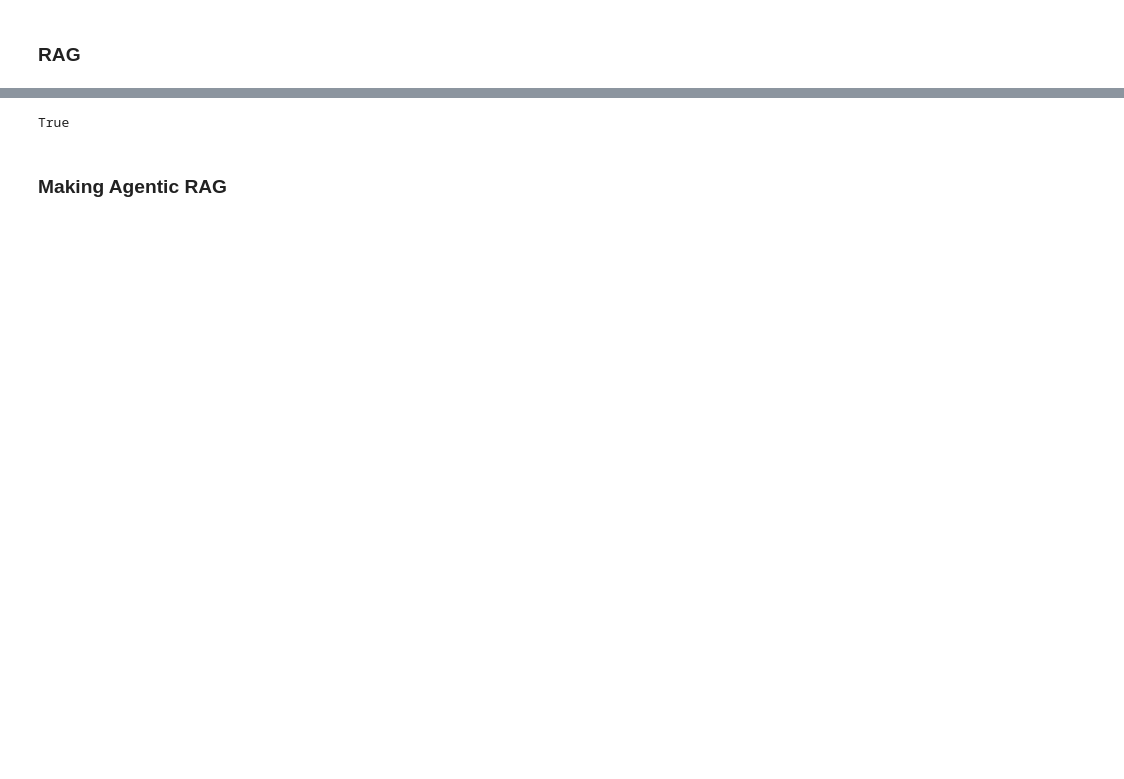
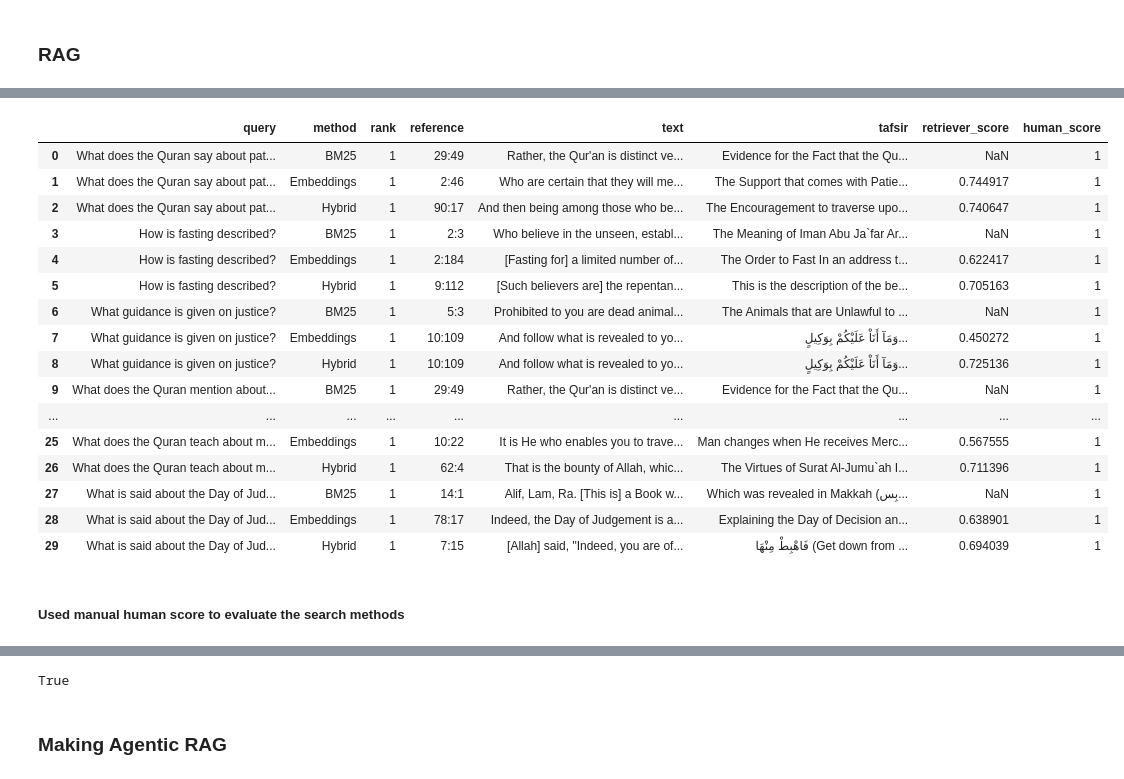
Before and after one commit to zhibeky/quran_ai, a Jupyter notebook: quran-rag.ipynb, the cells around one changed output, grey strips where cells are left out. Cells and saved outputs as stored; diff of their text form; code cells hidden in the pictures; blank space fills up the shorter version.

```diff
--- a/quran-rag.ipynb
+++ b/quran-rag.ipynb
@@ -51,0 +94,5 @@ def search(query):
+# %%
+def search_bm25(query, k=5):
+    boost = {"ayah": 3.0, "tafsir": 1.0}
+    results = index.search(query=query, boost_dict=boost, num_results=k, output_ids=True)
+    return results
@@ -51,0 +127,38 @@ def search(query):
+# %%
+import numpy as np
+
+def search_hybrid(query, k=5, alpha=0.5):
+    # BM25 results
+    bm25_results = search_bm25(query, k=20)  # get more candidates
+    bm25_ids = {doc["_id"]: doc for doc in bm25_results}
+
+    # Embedding scores for same candidates
+    query_emb = model.encode(query, convert_to_tensor=True)
+    candidate_texts = [doc["text"] + " " + doc.get("tafsir_text", "") for doc in bm25_results]
+    candidate_embs = model.encode(candidate_texts, convert_to_tensor=True)
+    scores = util.cos_sim(query_emb, candidate_embs)[0].cpu().numpy()
+
+    # Combine scores: alpha * bm25 + (1-alpha) * embedding
+    combined = []
+    for doc, emb_score in zip(bm25_results, scores):
+        bm25_score = doc.get("_score", 1.0)  # minsearch gives scores
+        score = alpha * bm25_score + (1 - alpha) * emb_score
+        doc["score"] = float(score)
+        combined.append(doc)
+
+    # Sort by combined score
+    combined_sorted = sorted(combined, key=lambda x: x["score"], reverse=True)[:k]
+    return combined_sorted
+# %%
+eval_queries = [
+    "What does the Quran say about patience?",
+    "How is fasting described?",
+    "What guidance is given on justice?",
+    "What does the Quran mention about charity?",
+    "How is the story of Yusuf told?",
+    "What is said about forgiveness?",
+    "What guidance is there on prayer?",
+    "How is creation described?",
+    "What does the Quran teach about mercy?",
+    "What is said about the Day of Judgment?",
+]
@@ -51,0 +228,22 @@ def search(query):
+# %%
+df
+# %% [output]
+|  | query | method | rank | reference | text | tafsir | retriever_score | human_score |
+| 0 | What does the Quran say about pat... | BM25 | 1 | 29:49 | Rather, the Qur'an is distinct ve... | Evidence for the Fact that the Qu... | NaN | 1 |
+| 1 | What does the Quran say about pat... | Embeddings | 1 | 2:46 | Who are certain that they will me... | The Support that comes with Patie... | 0.744917 | 1 |
+| 2 | What does the Quran say about pat... | Hybrid | 1 | 90:17 | And then being among those who be... | The Encouragement to traverse upo... | 0.740647 | 1 |
+| 3 | How is fasting described? | BM25 | 1 | 2:3 | Who believe in the unseen, establ... | The Meaning of Iman Abu Ja`far Ar... | NaN | 1 |
+| 4 | How is fasting described? | Embeddings | 1 | 2:184 | [Fasting for] a limited number of... | The Order to Fast In an address t... | 0.622417 | 1 |
+| 5 | How is fasting described? | Hybrid | 1 | 9:112 | [Such believers are] the repentan... | This is the description of the be... | 0.705163 | 1 |
+| 6 | What guidance is given on justice? | BM25 | 1 | 5:3 | Prohibited to you are dead animal... | The Animals that are Unlawful to ... | NaN | 1 |
+| 7 | What guidance is given on justice? | Embeddings | 1 | 10:109 | And follow what is revealed to yo... | وَمَآ أَنَاْ عَلَيْكُمْ بِوَكِيلٍ... | 0.450272 | 1 |
+| 8 | What guidance is given on justice? | Hybrid | 1 | 10:109 | And follow what is revealed to yo... | وَمَآ أَنَاْ عَلَيْكُمْ بِوَكِيلٍ... | 0.725136 | 1 |
+| 9 | What does the Quran mention about... | BM25 | 1 | 29:49 | Rather, the Qur'an is distinct ve... | Evidence for the Fact that the Qu... | NaN | 1 |
+| ... | ... | ... | ... | ... | ... | ... | ... | ... |
+| 25 | What does the Quran teach about m... | Embeddings | 1 | 10:22 | It is He who enables you to trave... | Man changes when He receives Merc... | 0.567555 | 1 |
+| 26 | What does the Quran teach about m... | Hybrid | 1 | 62:4 | That is the bounty of Allah, whic... | The Virtues of Surat Al-Jumu`ah I... | 0.711396 | 1 |
+| 27 | What is said about the Day of Jud... | BM25 | 1 | 14:1 | Alif, Lam, Ra. [This is] a Book w... | Which was revealed in Makkah (بِس... | NaN | 1 |
+| 28 | What is said about the Day of Jud... | Embeddings | 1 | 78:17 | Indeed, the Day of Judgement is a... | Explaining the Day of Decision an... | 0.638901 | 1 |
+| 29 | What is said about the Day of Jud... | Hybrid | 1 | 7:15 | [Allah] said, "Indeed, you are of... | فَاهْبِطْ مِنْهَا (Get down from ... | 0.694039 | 1 |
+# %% [markdown]
+##### Used manual human score to evaluate the search methods
```
Also changed, not shown: parts of 36 cells of this notebook, 2 other files.
